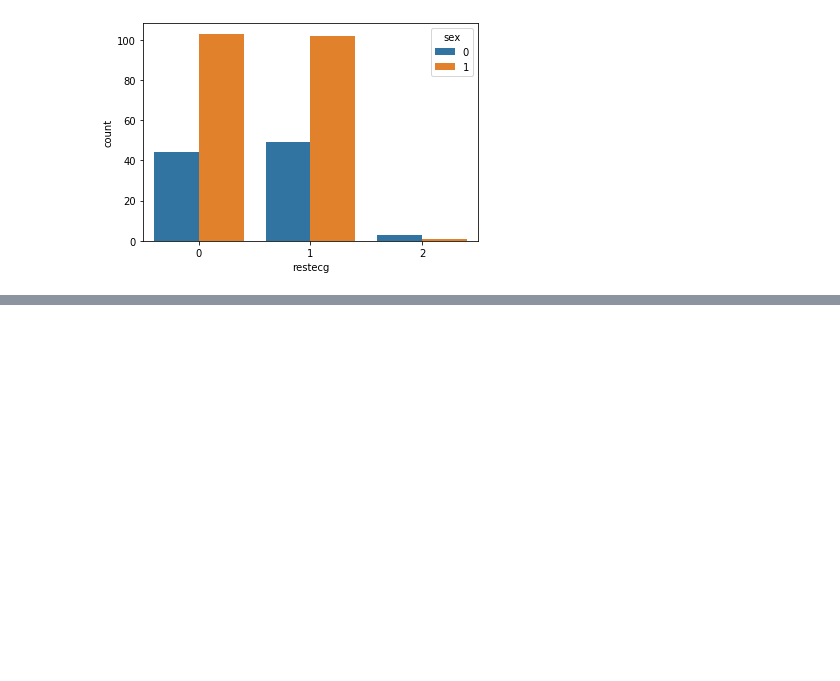
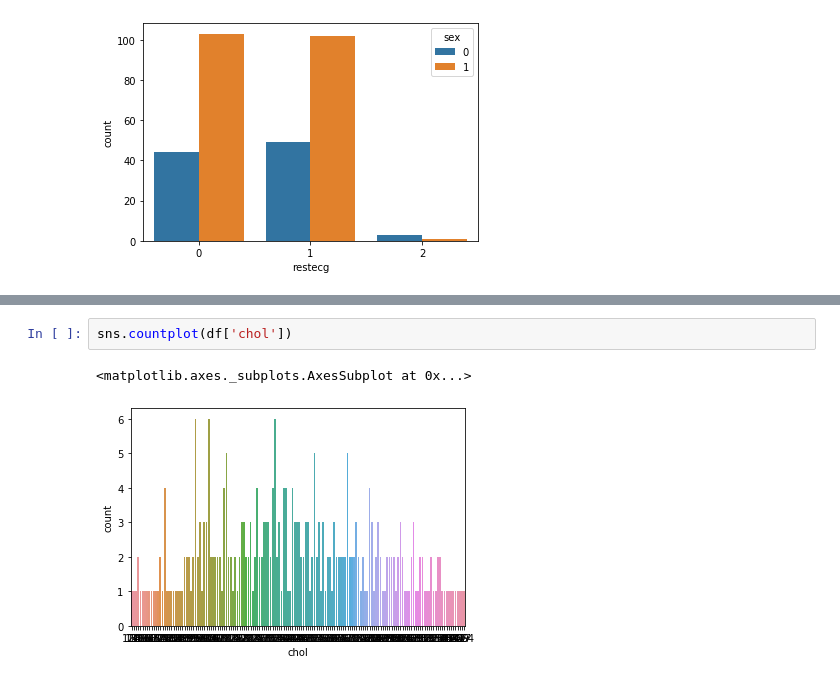
Before and after one commit to achmegantara/heart-analysis, a Jupyter notebook: heart.ipynb, the cells around one changed output, grey strips where cells are left out. Saved outputs shown, nothing was run; the diff lists cells and outputs as text; blank space fills up the shorter version.

```diff
--- a/heart.ipynb
+++ b/heart.ipynb
@@ -256,0 +265,5 @@ sns.countplot(x='restecg', hue='sex', data=df)
+# %%
+sns.countplot(df['chol'])
+# %% [output]
+<matplotlib.axes._subplots.AxesSubplot at 0x...>
+[figure, added]
```
Also changed, not shown: parts of 2 cells of this notebook.
